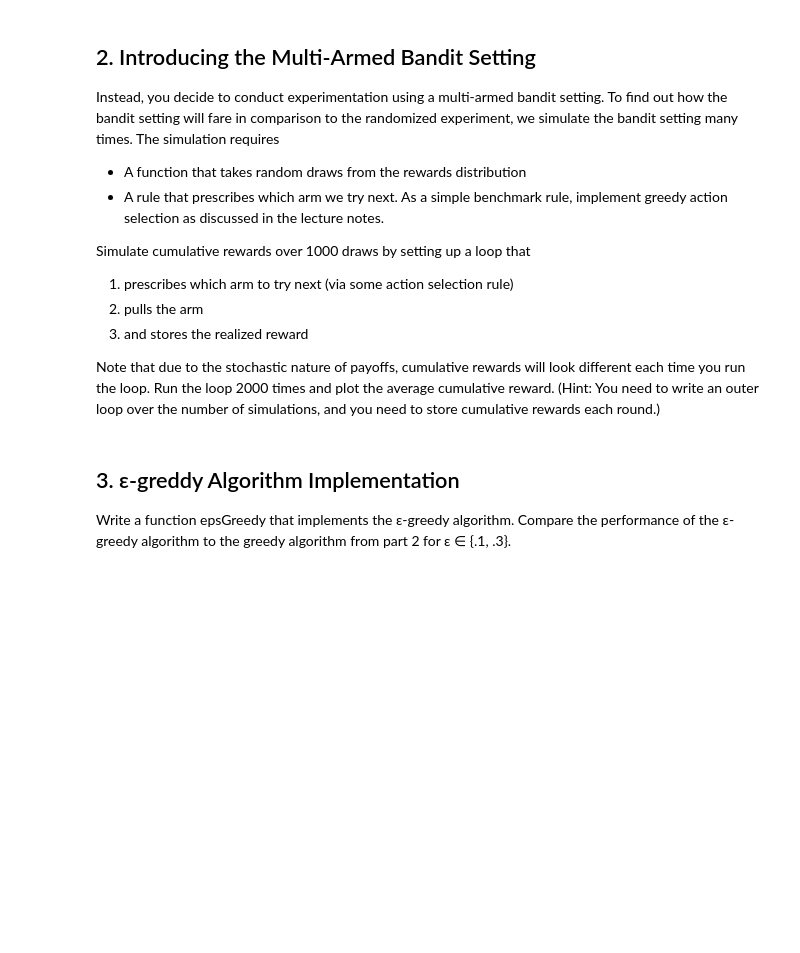
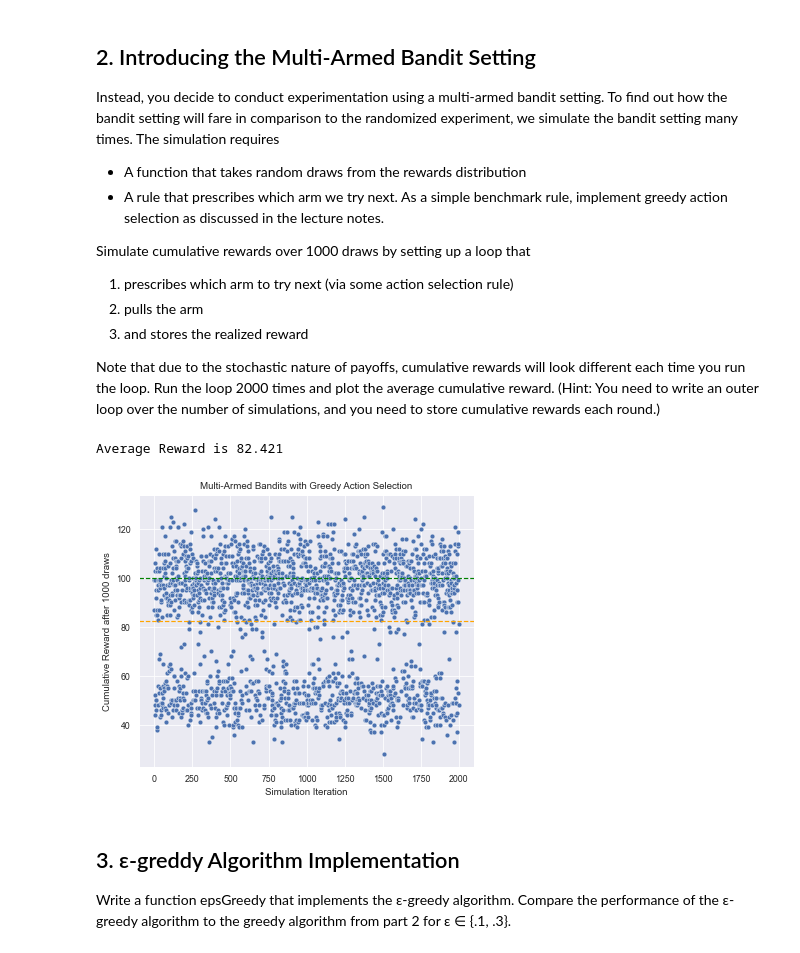
Before and after one commit to pbudner/ml4e-multi-armed-bandit, a Jupyter notebook: Lab8_MultiArmedBandits_MM_PB.ipynb, the cells around one changed output. Drawn from its saved outputs; the diff is of its cells as text; code cells hidden in the pictures; blank space fills up the shorter version.

```diff
--- a/Lab8_MultiArmedBandits_MM_PB.ipynb
+++ b/Lab8_MultiArmedBandits_MM_PB.ipynb
@@ -72,8 +72,10 @@ Note that due to the stochastic nature of payoffs, cumulative rewards will look
 # this function draws the reward from a discrete random distribution
 # the parameter p specifies the proability to retrieve the reward
 def draw_from_distribution(p):
-  reward_distribution = stats.rv_discrete(values=((0, 1),(1-p, p)))
-  return reward_distribution.rvs(size=1)[0]
+  # draw random number (uniformely distributed between [0.0,1.0])
+  if random.random() <= p: # if random number is smaller then p we won and retrieve reward
+    return 1
+  return 0
 
 # select arm based on highest expected reward
 def greedy_action_selector(expected_reward_per_arm):
@@ -84,7 +86,6 @@ def greedy_action_selector(expected_reward_per_arm):
   return d_t
 
 def play_bandit_game(num_of_draws, p_array, action_selector):
-  # we store those variables in an array for easier code
   p = p_array # reward probability for arms
   cumulative_rewards = [0.0] * len(p_array) # init to 0.0 per arm (float)
   number_of_times_arm_chosen = [0.0] * len(p_array) # init to 0 per arm
@@ -98,34 +99,39 @@ def play_bandit_game(num_of_draws, p_array, action_selector):
     # play arm, retrieve reward, and update variables
     reward = draw_from_distribution(p[d_t])
 #    print("#{} – Played arm {} and retrieved a reward of {}.".format(i+1, d_t+1, reward))
     cumulative_rewards[d_t] += reward # update cumulative reward
     number_of_times_arm_chosen[d_t] += 1 # increase number of times arm played
 
     # update expected reward for selected arm
     expected_reward_per_arm[d_t] = cumulative_rewards[d_t] / number_of_times_arm_chosen[d_t]
   return sum(cumulative_rewards)
 
 def simulate_bandit_game(p_array, action_selector):
   # play the mutli-armed bandit game no_of_simulations times and save each received reward
   rewards = []
 
   # execute the bandit game no_of_simulations times
   for iteration in range(no_of_simulations):
     rewards.append(play_bandit_game(T, p_array, greedy_action_selector))
   return rewards
 
 # play the bandits game with greedy action selection
 p_array = [p_1, p_2]
 rewards = simulate_bandit_game(p_array, greedy_action_selector)
 
 # visualize results
+average_reward = sum(rewards)/len(rewards)
+print('Average Reward is {}'.format(average_reward))
 plt.figure(figsize=(6,5))
 graph = sns.scatterplot(data=rewards)
 graph.axes.axhline(max(p_array) * T, color='green', linestyle='--') # expected reward if we would always choose the best arm
-graph.axes.axhline(sum(rewards)/len(rewards), color='orange', linestyle='--') # average reward of our sample
+graph.axes.axhline(average_reward, color='orange', linestyle='--') # average reward of our sample
 plt.xlabel('Simulation Iteration');
 plt.ylabel('Cumulative Reward after {} draws'.format(T));
 plt.title('Multi-Armed Bandits with Greedy Action Selection');
+# %% [output]
+Average Reward is 82.421
+[figure, added]
 # %% [markdown]
 ## 3. ε-greddy Algorithm Implementation
 Write a function epsGreedy that implements the ε-greedy algorithm. Compare the performance of
```
Also changed, not shown: parts of 4 cells of this notebook, 1 other file.
